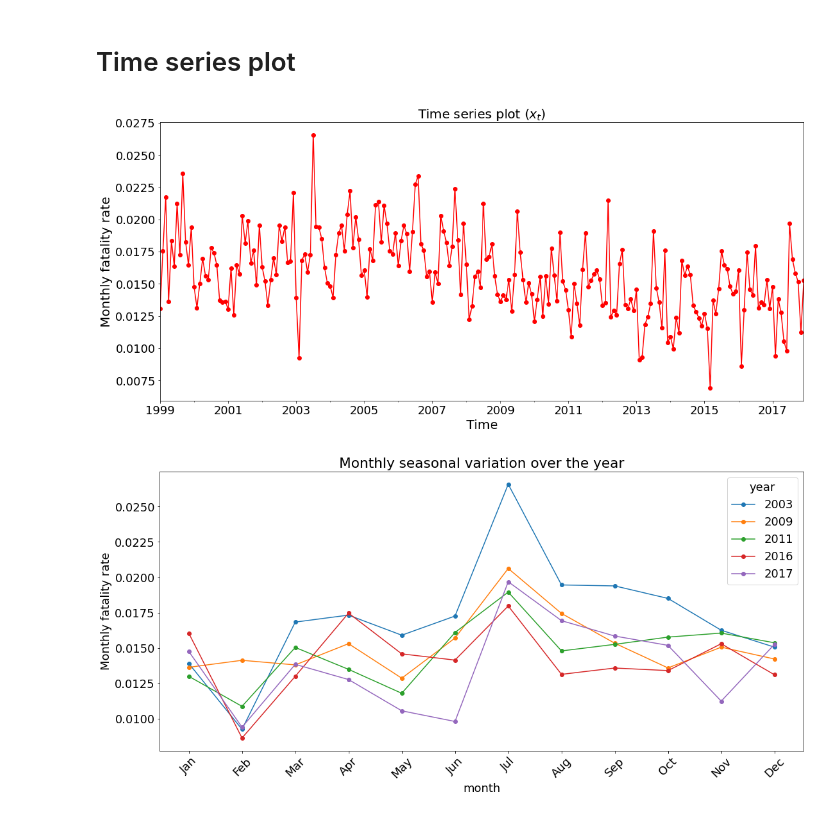
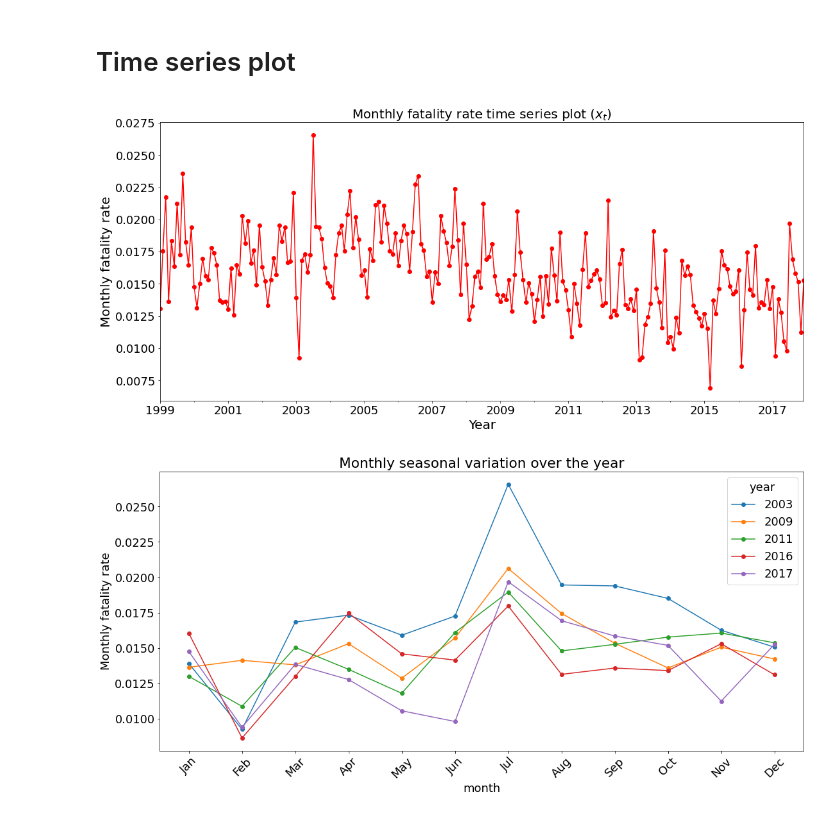
Before and after one commit to Owerre/Time-Series-Forecasting, a Jupyter notebook: fatality-forecast/notebooks/02-eda.ipynb, the cells around one changed output. Saved outputs shown, nothing was run; the diff lists cells and outputs as text; code cells hidden in the pictures.

```diff
--- a/fatality-forecast/notebooks/02-eda.ipynb
+++ b/fatality-forecast/notebooks/02-eda.ipynb
@@ -95,9 +95,10 @@ plt.show()
 # %% [markdown]
 # Time series plot
 # %%
-fxn.plot_timeseries(ts.fatality_rate, marker= 'o', color = 'r', title = 'Time series plot ($x_t$)')
+fxn.plot_timeseries(ts.fatality_rate, marker= 'o', color = 'r',
+                    title = 'Monthly fatality rate time series plot ($x_t$)')
 # %% [output]
-[figure, old version]
+[figure, new version]
 # %%
 df = ts.copy()[['year', 'month', 'fatality_rate']]
 pvt = df.pivot_table('fatality_rate', index='month', columns= 'year')
```
Also changed, not shown: 3 other files.
